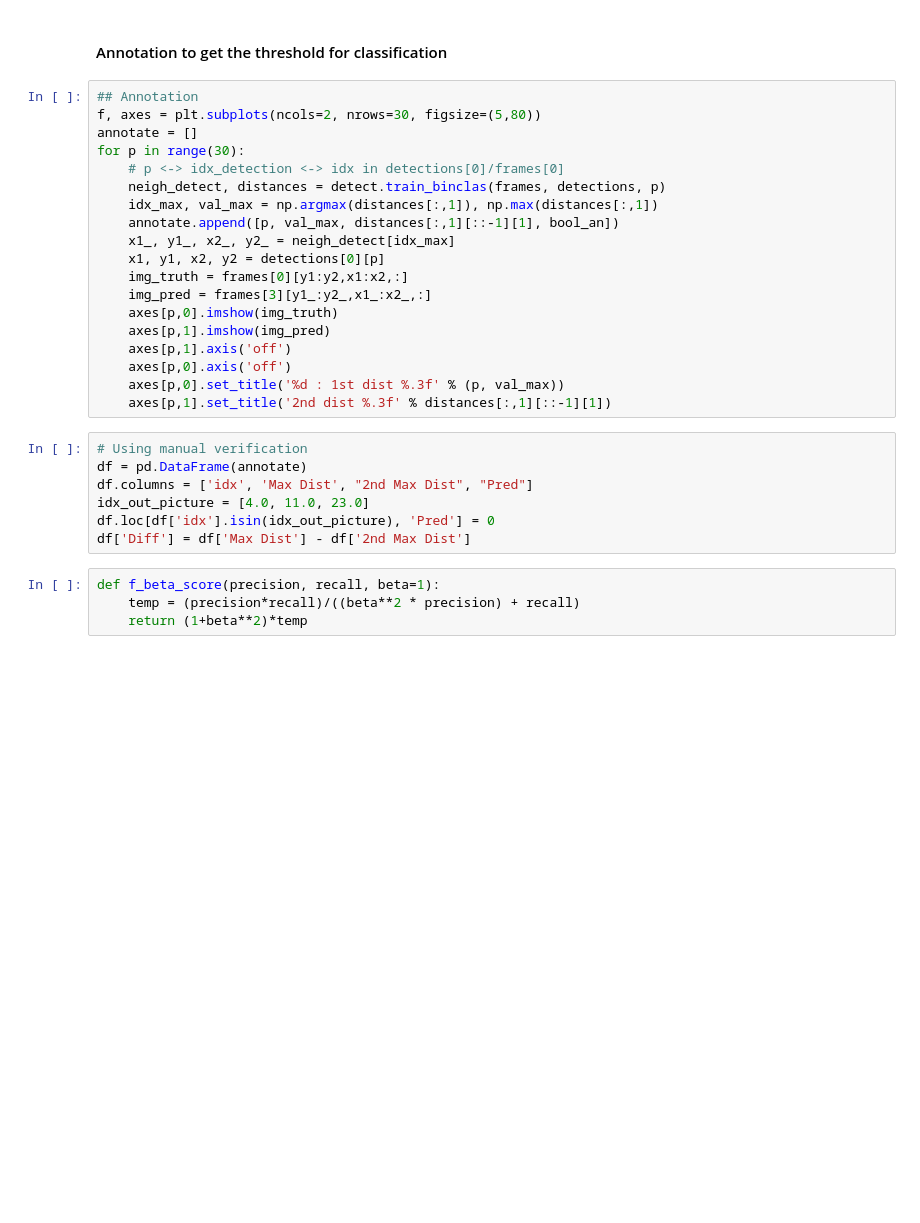
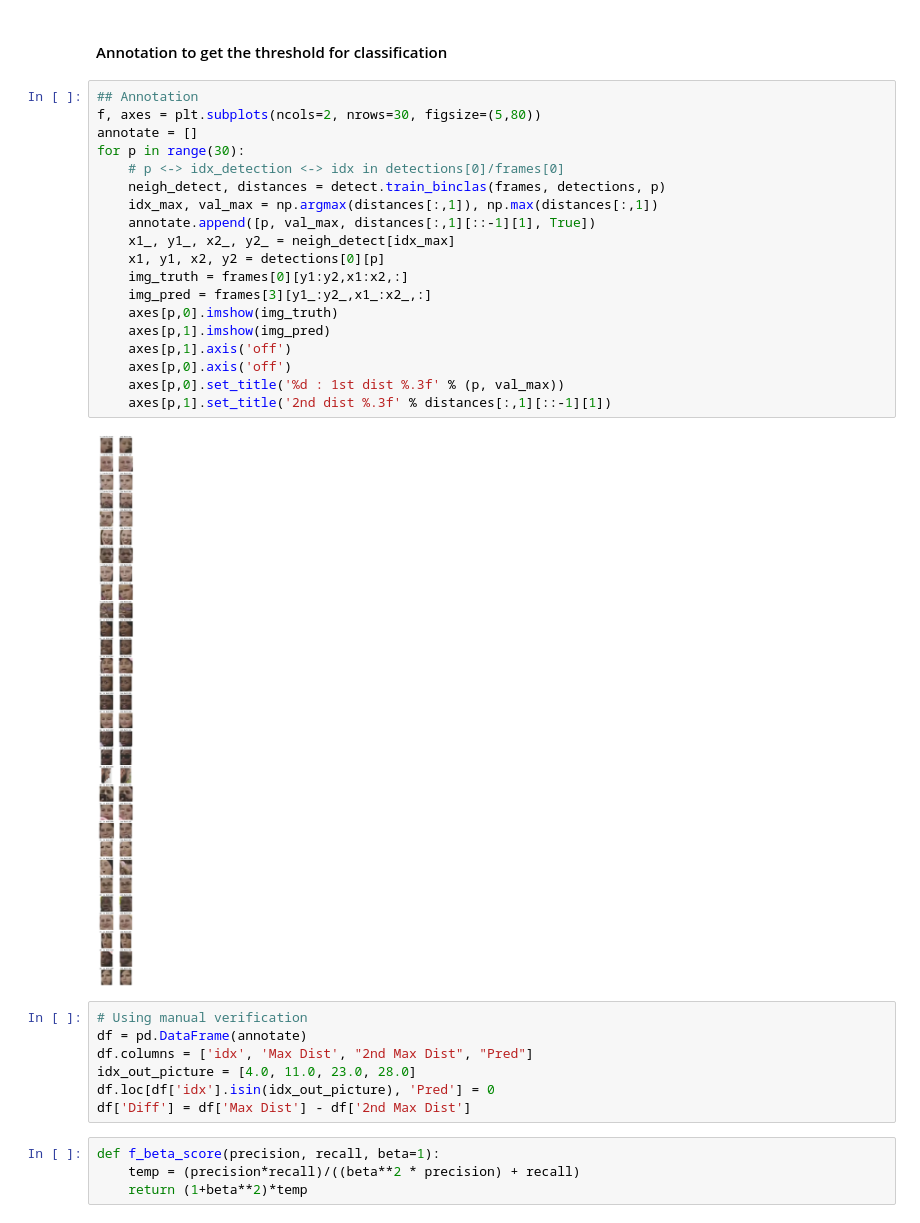
Before and after one commit to alexattia/ExtendedTinyFaces, a Jupyter notebook: Video detection.ipynb, the cells around one changed output. Drawn from its saved outputs; the diff is of its cells as text; blank space fills up the shorter version.

```diff
--- a/Video detection.ipynb
+++ b/Video detection.ipynb
@@ -119,27 +119,29 @@ for p in indices:
 # %%
 ## Annotation
 f, axes = plt.subplots(ncols=2, nrows=30, figsize=(5,80))
 annotate = []
 for p in range(30):
     # p <-> idx_detection <-> idx in detections[0]/frames[0]
     neigh_detect, distances = detect.train_binclas(frames, detections, p)
     idx_max, val_max = np.argmax(distances[:,1]), np.max(distances[:,1])
-    annotate.append([p, val_max, distances[:,1][::-1][1], bool_an])
+    annotate.append([p, val_max, distances[:,1][::-1][1], True])
     x1_, y1_, x2_, y2_ = neigh_detect[idx_max]
     x1, y1, x2, y2 = detections[0][p]
     img_truth = frames[0][y1:y2,x1:x2,:]
     img_pred = frames[3][y1_:y2_,x1_:x2_,:]
     axes[p,0].imshow(img_truth)
     axes[p,1].imshow(img_pred)
     axes[p,1].axis('off')
     axes[p,0].axis('off')
     axes[p,0].set_title('%d : 1st dist %.3f' % (p, val_max))
     axes[p,1].set_title('2nd dist %.3f' % distances[:,1][::-1][1])
+# %% [output]
+[figure, added]
 # %%
 # Using manual verification
 df = pd.DataFrame(annotate)
 df.columns = ['idx', 'Max Dist', "2nd Max Dist", "Pred"]
-idx_out_picture = [4.0, 11.0, 23.0]
+idx_out_picture = [4.0, 11.0, 23.0, 28.0]
 df.loc[df['idx'].isin(idx_out_picture), 'Pred'] = 0
 df['Diff'] = df['Max Dist'] - df['2nd Max Dist']
 # %%
```
Also changed, not shown: parts of 7 cells of this notebook, 1 other file.
